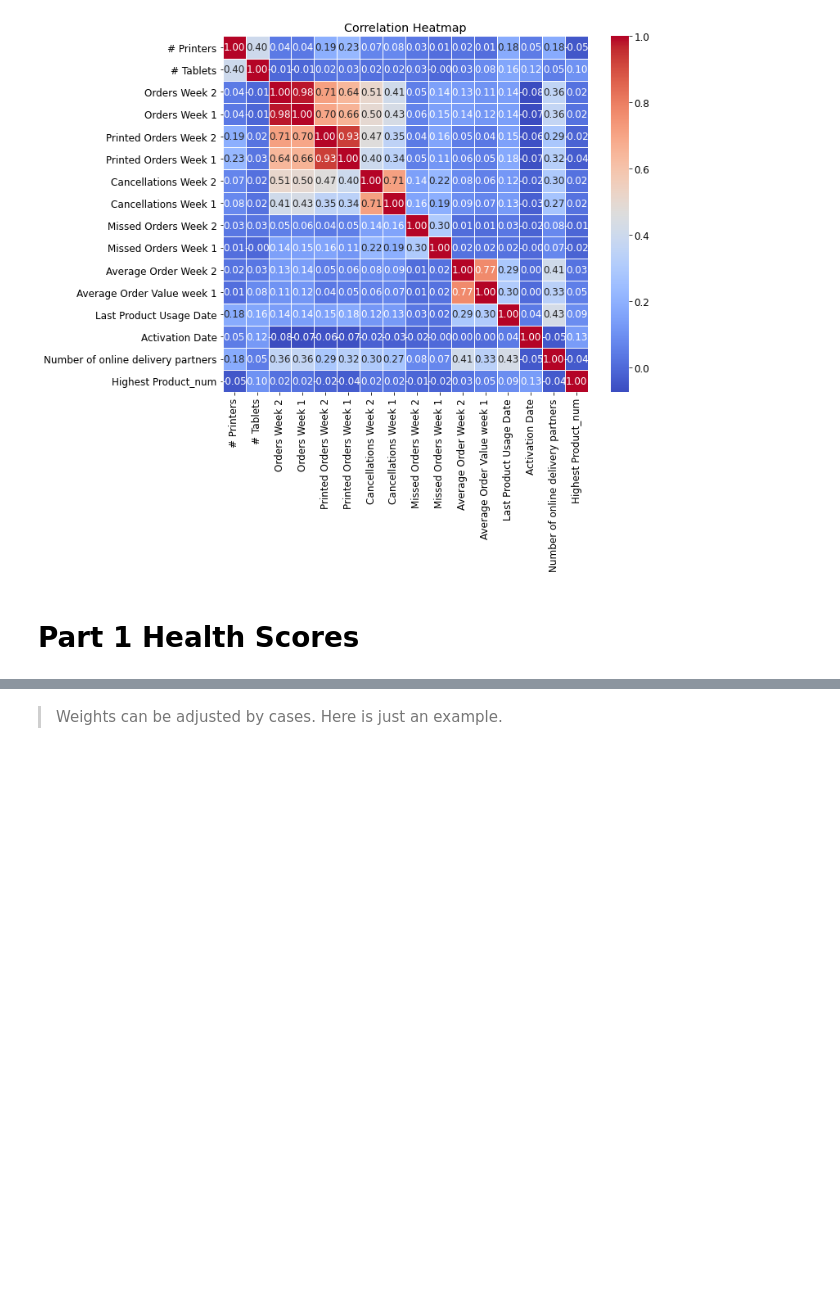
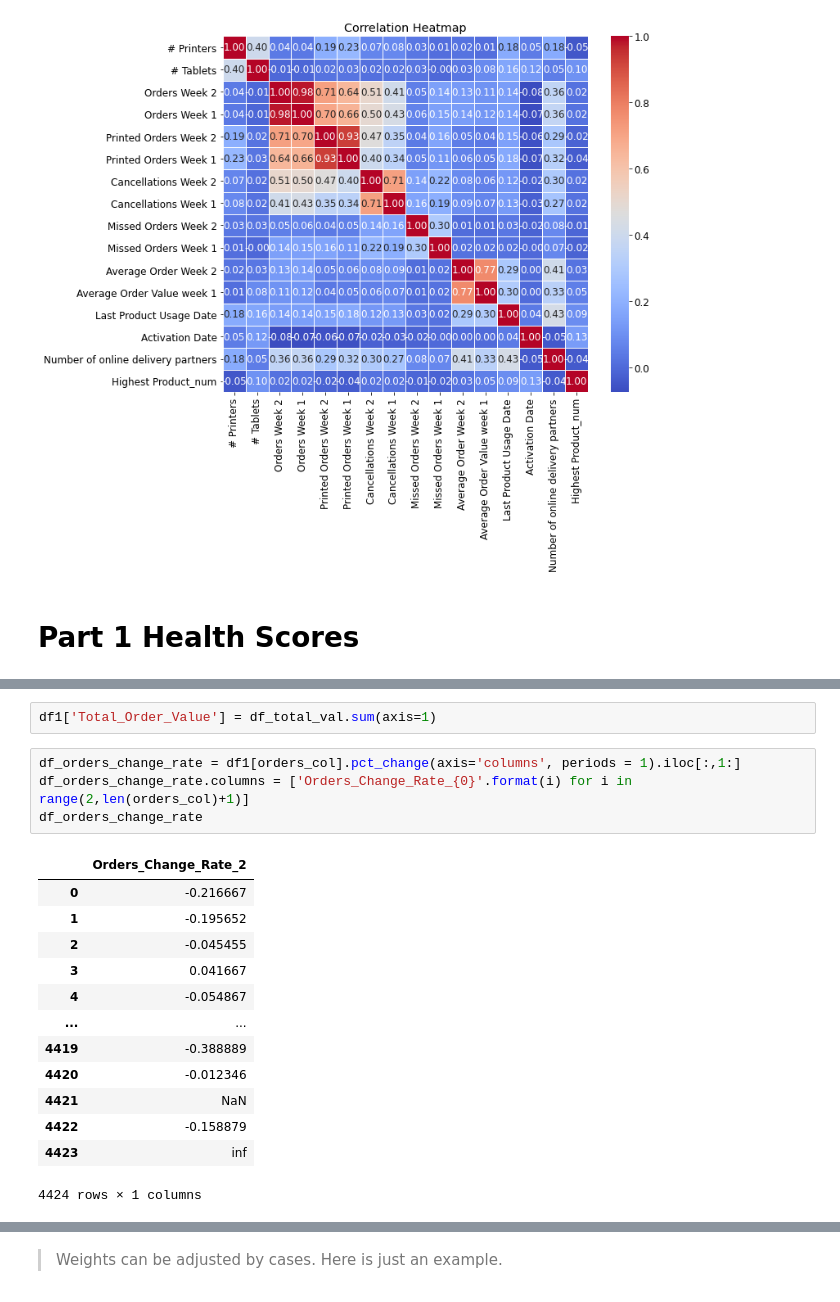
Before and after one commit to AKUNO0407/STATS780, a Jupyter notebook: Otter_Part1.ipynb, the cells around one changed output, grey strips where cells are left out. Cells and saved outputs as stored; diff of their text form; blank space fills up the shorter version.

```diff
--- a/Otter_Part1.ipynb
+++ b/Otter_Part1.ipynb
@@ -662,0 +623,20 @@ plt.show()
+# %%
+df1['Total_Order_Value'] = df_total_val.sum(axis=1)
+# %%
+df_orders_change_rate = df1[orders_col].pct_change(axis='columns', periods = 1).iloc[:,1:]
+df_orders_change_rate.columns = ['Orders_Change_Rate_{0}'.format(i) for i in range(2,len(orders_col)+1)]
+df_orders_change_rate
+# %% [output]
+|  | Orders_Change_Rate_2 |
+| 0 | -0.216667 |
+| 1 | -0.195652 |
+| 2 | -0.045455 |
+| 3 | 0.041667 |
+| 4 | -0.054867 |
+| ... | ... |
+| 4419 | -0.388889 |
+| 4420 | -0.012346 |
+| 4421 | NaN |
+| 4422 | -0.158879 |
+| 4423 | inf |
+4424 rows × 1 columns
```
Also changed, not shown: parts of 59 cells of this notebook.
